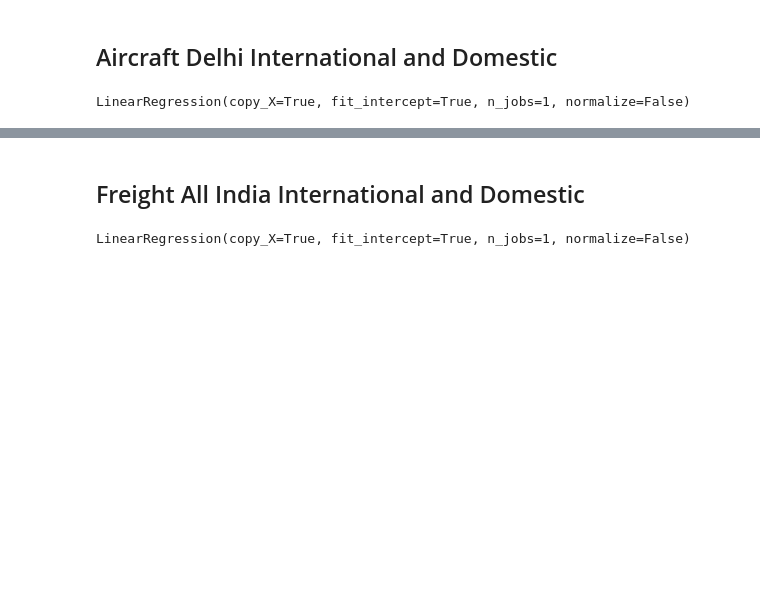
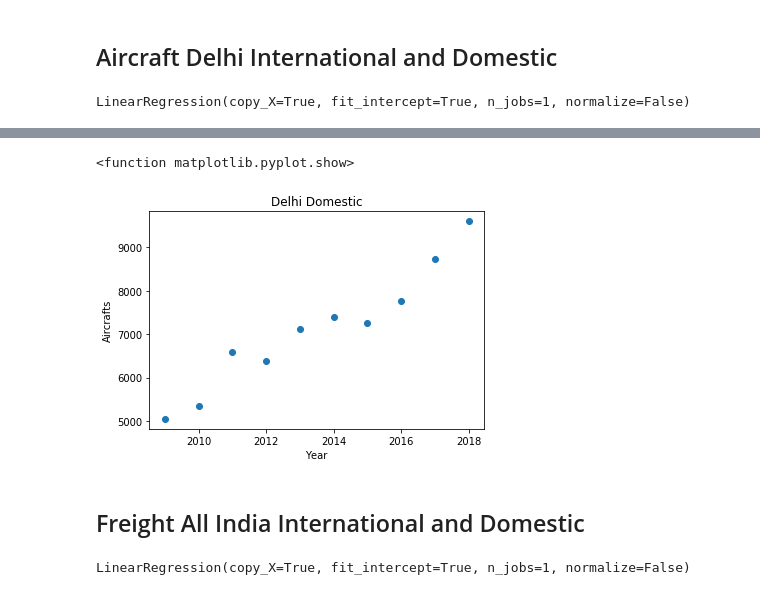
Before and after one commit to kushalguptadeveloper/Airport-Authority-Of-India-Internship-Project, a Jupyter notebook: AAI.ipynb, the cells around one changed output, grey strips where cells are left out. Saved outputs shown, nothing was run; the diff lists cells and outputs as text; code cells hidden in the pictures; blank space fills up the shorter version.

```diff
--- a/AAI.ipynb
+++ b/AAI.ipynb
@@ -38,3 +66,12 @@ LinearRegression(copy_X=True, fit_intercept=True, n_jobs=1, normalize=False)
+# %%
+plt.scatter(X_jan,Y_jan_aircraft_international_delhi)
+plt.title("Delhi Domestic")
+plt.ylabel("Aircrafts")
+plt.xlabel("Year")
+plt.show
+# %% [output]
+<function matplotlib.pyplot.show>
+[figure, added]
 # %% [markdown]
 ## Freight All India International and Domestic
 # %%
```
Also changed, not shown: parts of 16 cells of this notebook.
